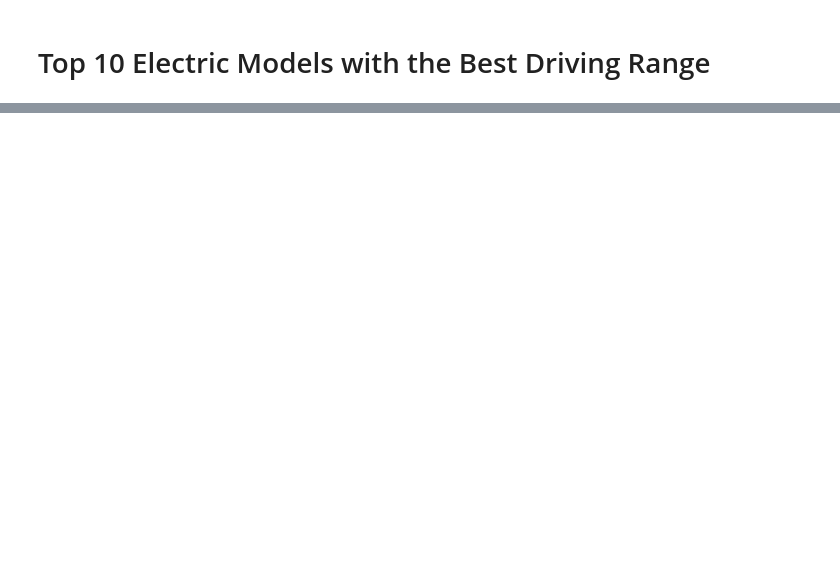
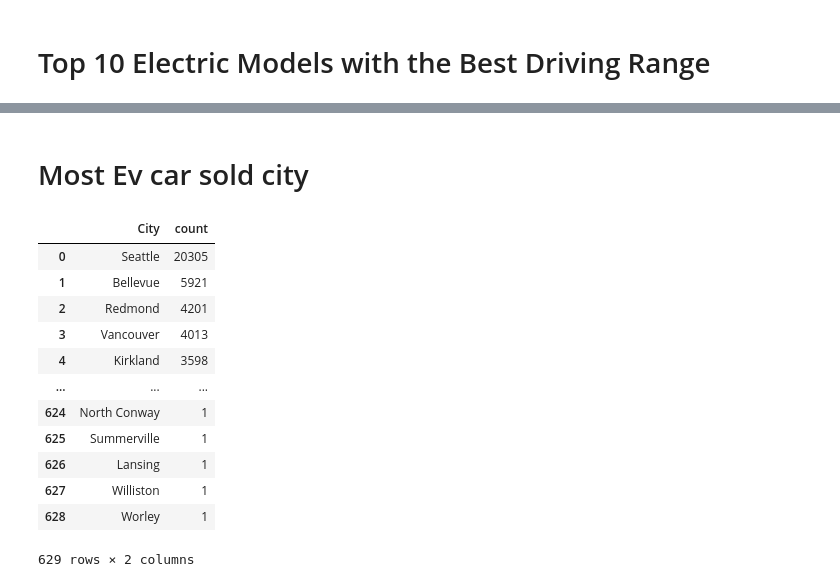
Before and after one commit to shameem11/Data-Analytics, a Jupyter notebook: Ev_vehicle_Market_Analysis.ipynb, the cells around one changed output, grey strips where cells are left out. Cells and saved outputs as stored; diff of their text form; code cells hidden in the pictures; blank space fills up the shorter version.

```diff
--- a/Ev_vehicle_Market_Analysis.ipynb
+++ b/Ev_vehicle_Market_Analysis.ipynb
@@ -165,0 +228,21 @@ fig.show()
+# %% [markdown]
+# Most Ev car sold city
+# %%
+Ev_bev = Ev_Data[Ev_Data['Electric Vehicle Type'] == 'Battery Electric Vehicle (BEV)']
+Ev_city_cnd = Ev_Data['City'].value_counts().reset_index()
+# %%
+Ev_city_cnd
+# %% [output]
+|  | City | count |
+| 0 | Seattle | 20305 |
+| 1 | Bellevue | 5921 |
+| 2 | Redmond | 4201 |
+| 3 | Vancouver | 4013 |
+| 4 | Kirkland | 3598 |
+| ... | ... | ... |
+| 624 | North Conway | 1 |
+| 625 | Summerville | 1 |
+| 626 | Lansing | 1 |
+| 627 | Williston | 1 |
+| 628 | Worley | 1 |
+629 rows × 2 columns
```
Also changed, not shown: parts of 7 cells of this notebook.
